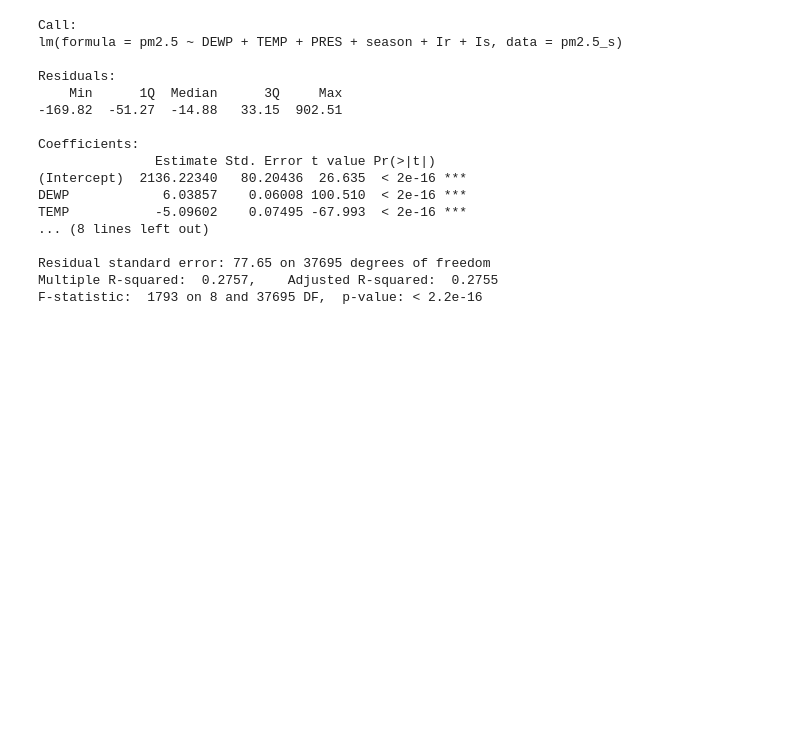
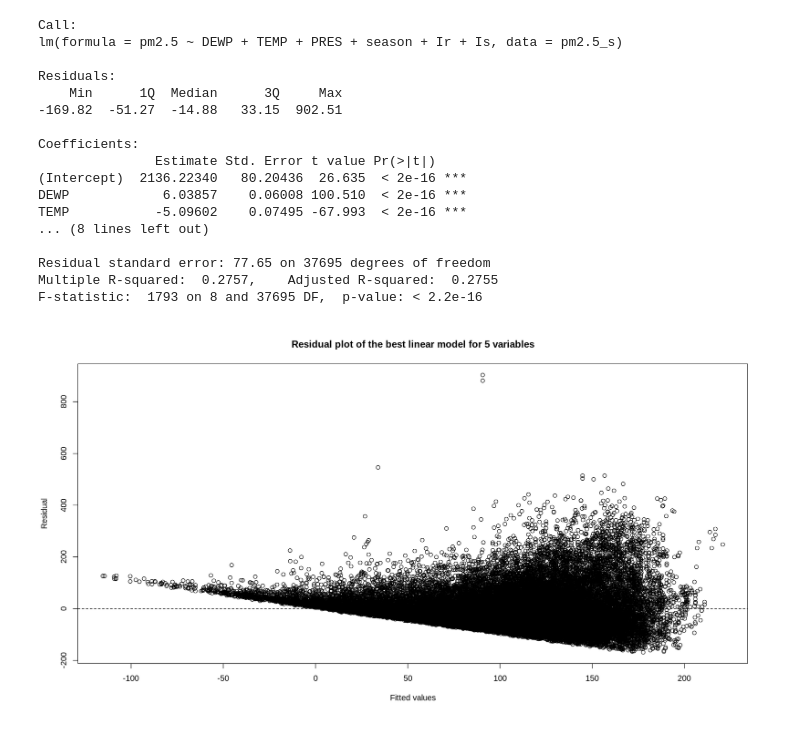
Before and after one commit to YuluDuan/Beijing-PM2.5-Prediction-Model, a Jupyter notebook: 306project.ipynb, the cells around one changed output. Drawn from its saved outputs; the diff is of its cells as text; code cells hidden in the pictures; blank space fills up the shorter version.

```diff
--- a/306project.ipynb
+++ b/306project.ipynb
@@ -365,6 +522,17 @@ TEMP           -5.09602    0.07495 -67.993  < 2e-16 ***
 Residual standard error: 77.65 on 37695 degrees of freedom
 Multiple R-squared:  0.2757,    Adjusted R-squared:  0.2755
 F-statistic:  1793 on 8 and 37695 DF,  p-value: < 2.2e-16
+# %%
+#residual plot v5
+options(repr.plot.width = 15, repr.plot.height = 8)
+plot(x = fitted(five_v),
+     y = residuals(five_v),
+     xlab = "Fitted values",
+     ylab = "Residual",
+     main = "Residual plot of the best linear model for 5 variables")
+abline(h = 0, lty = 2)
+# %% [output]
+[figure, added]
 # %%
 # get sample size n of our data
 n<- nrow(pm2.5_s)
```
Also changed, not shown: parts of 7 cells of this notebook.
